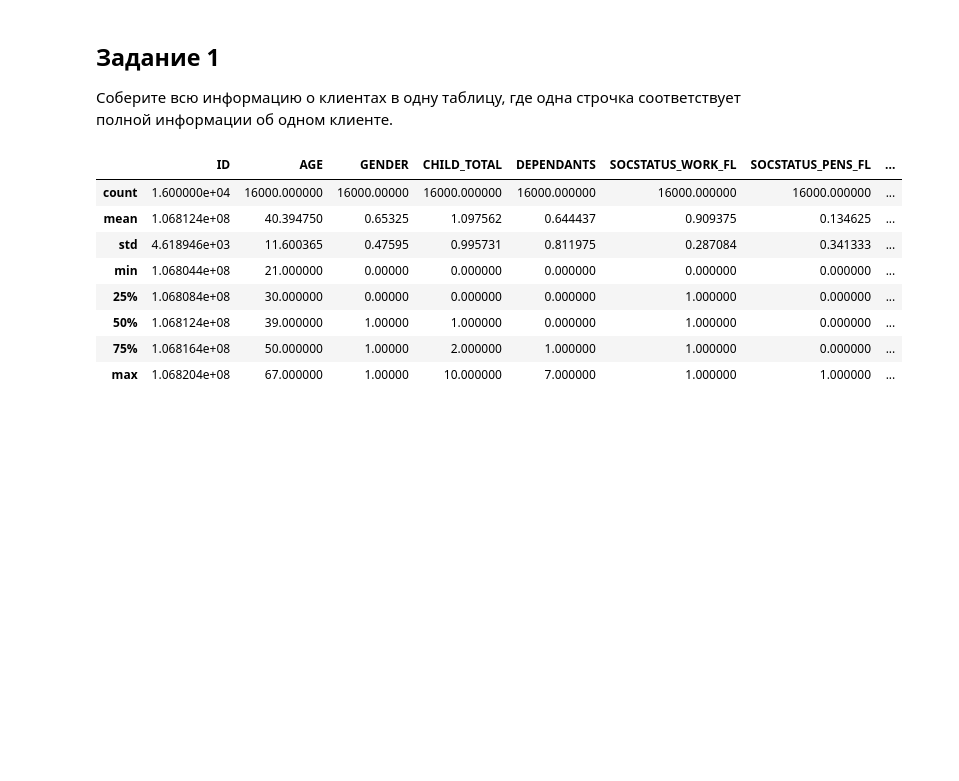
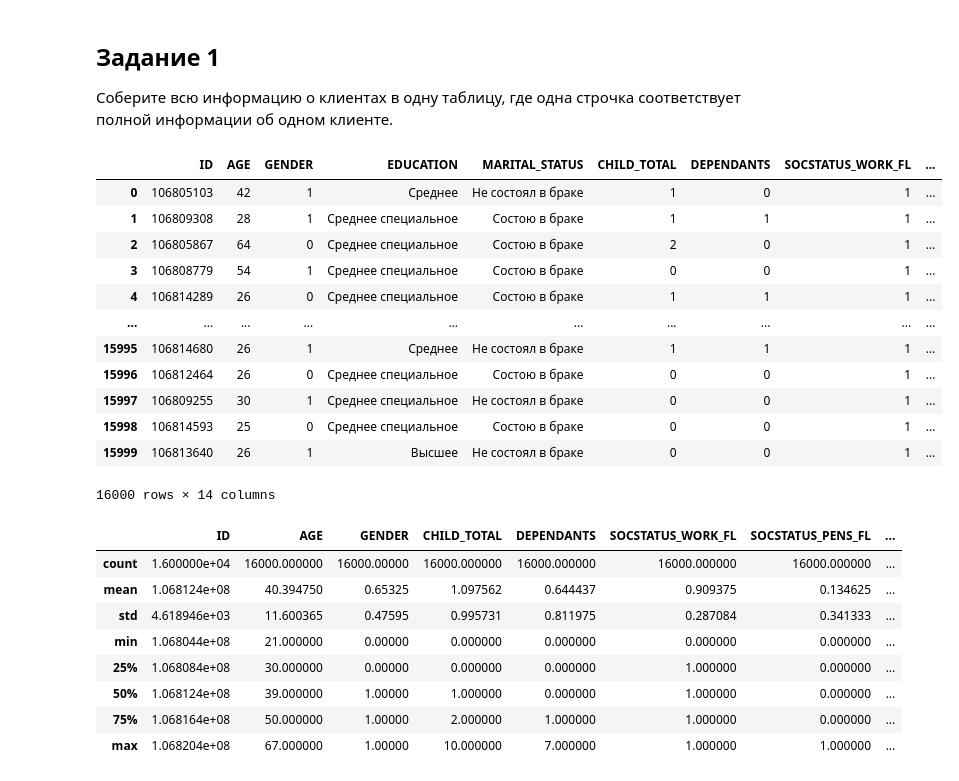
Before and after one commit to nikitaely/linear_model_and_dev, a Jupyter notebook: eda.ipynb, the cells around one changed output. Saved outputs shown, nothing was run; the diff lists cells and outputs as text; code cells hidden in the pictures; blank space fills up the shorter version.

```diff
--- a/eda.ipynb
+++ b/eda.ipynb
@@ -123,6 +123,22 @@ D_last_credit = pd.read_csv(PATH + 'D_last_credit.csv')
 D_loan = pd.read_csv(PATH + 'D_loan.csv')
 D_close_loan = pd.read_csv(PATH + 'D_close_loan.csv')
 D_target = pd.read_csv(PATH + 'D_target.csv')
+# %%
+D_clients
+# %% [output]
+|  | ID | AGE | GENDER | EDUCATION | MARITAL_STATUS | CHILD_TOTAL | DEPENDANTS | SOCSTATUS_WORK_FL | ... |
+| 0 | 106805103 | 42 | 1 | Среднее | Не состоял в браке | 1 | 0 | 1 | ... |
+| 1 | 106809308 | 28 | 1 | Среднее специальное | Состою в браке | 1 | 1 | 1 | ... |
+| 2 | 106805867 | 64 | 0 | Среднее специальное | Состою в браке | 2 | 0 | 1 | ... |
+| 3 | 106808779 | 54 | 1 | Среднее специальное | Состою в браке | 0 | 0 | 1 | ... |
+| 4 | 106814289 | 26 | 0 | Среднее специальное | Состою в браке | 1 | 1 | 1 | ... |
+| ... | ... | ... | ... | ... | ... | ... | ... | ... | ... |
+| 15995 | 106814680 | 26 | 1 | Среднее | Не состоял в браке | 1 | 1 | 1 | ... |
+| 15996 | 106812464 | 26 | 0 | Среднее специальное | Состою в браке | 0 | 0 | 1 | ... |
+| 15997 | 106809255 | 30 | 1 | Среднее специальное | Не состоял в браке | 0 | 0 | 1 | ... |
+| 15998 | 106814593 | 25 | 0 | Среднее специальное | Состою в браке | 0 | 0 | 1 | ... |
+| 15999 | 106813640 | 26 | 1 | Высшее | Не состоял в браке | 0 | 0 | 1 | ... |
+16000 rows × 14 columns
 # %%
 D_clients.describe()
 # %% [output]
```
Also changed, not shown: parts of 10 cells of this notebook, 2 other files.
